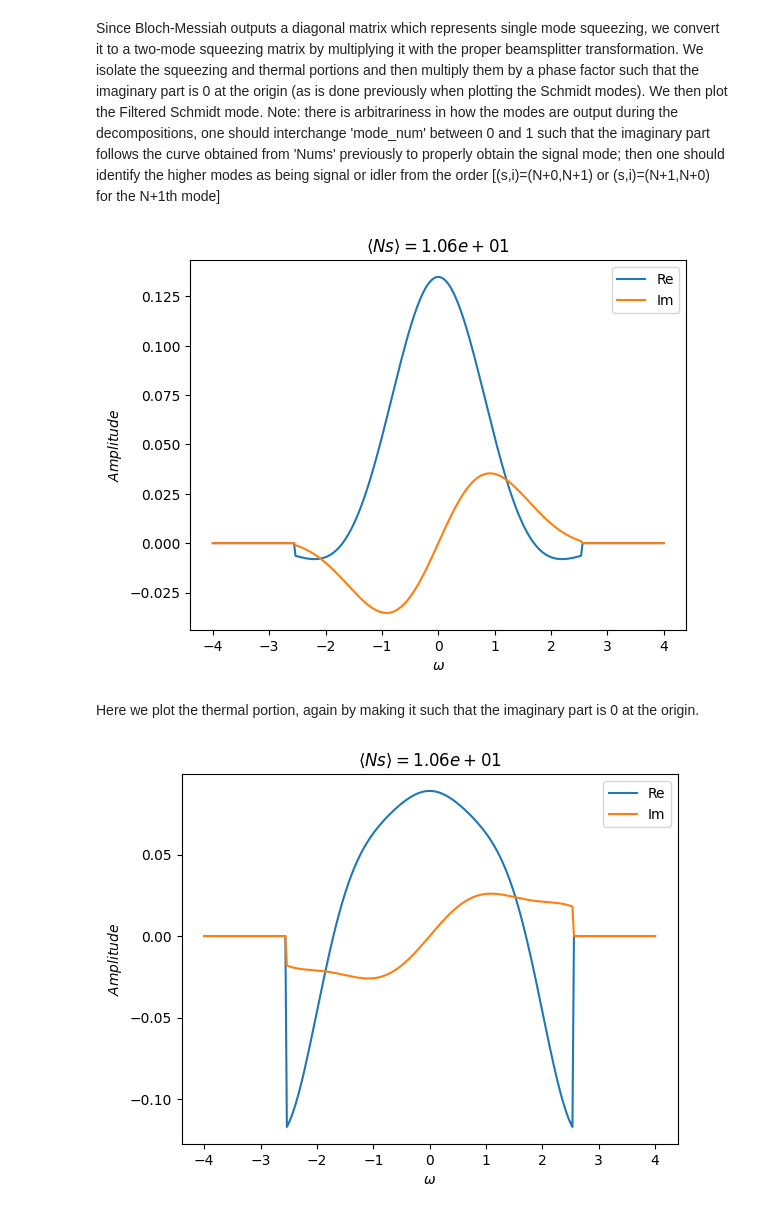
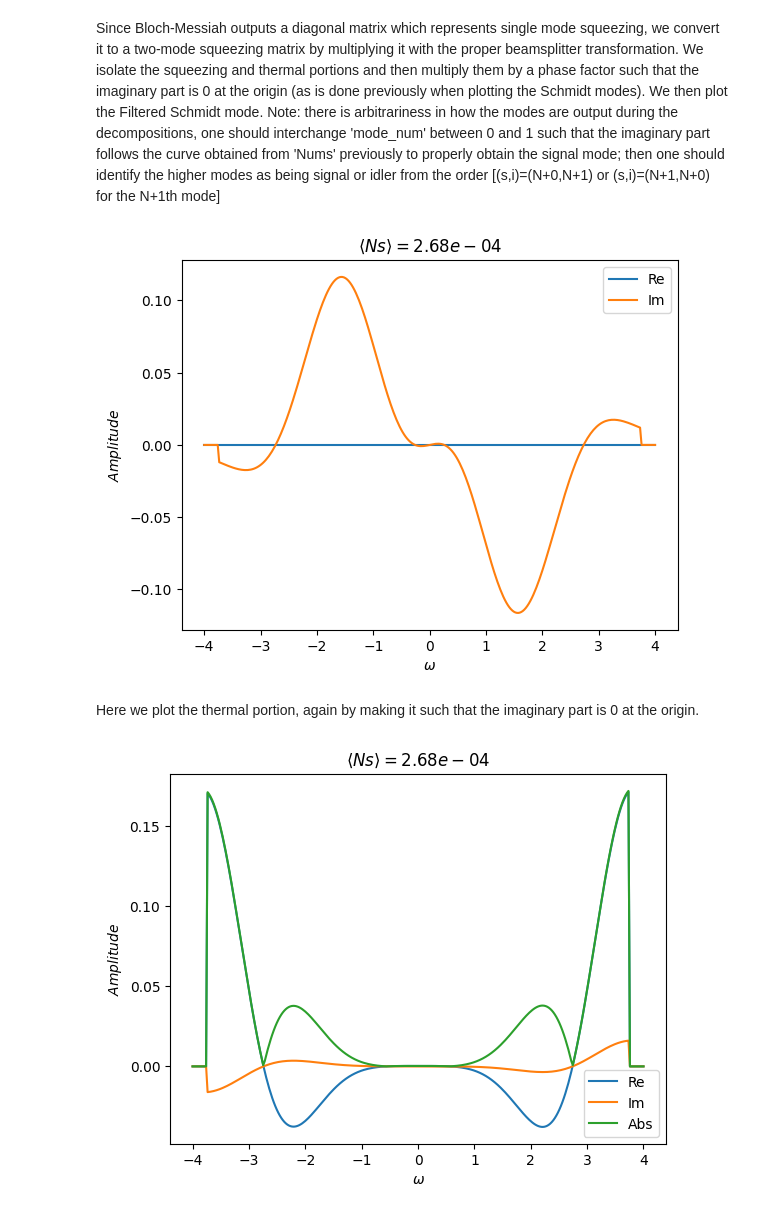
Before and after one commit to polyquantique/NeedALight, a Jupyter notebook: NeedALight/examples/example_unpoled.ipynb, the cells around one changed output. Cells and saved outputs as stored; diff of their text form; code cells hidden in the pictures.

```diff
--- a/NeedALight/examples/example_unpoled.ipynb
+++ b/NeedALight/examples/example_unpoled.ipynb
@@ -14,7 +14,7 @@ This section introduces and initializes all relevant quantities. Since we are co
 #Parameters for calculations
 
 N = 301  # Number of frequency values
-Np = 0.01717 # Number of pump photons: Vary this to modify gain values
+Np = 0.000001717 # Number of pump photons: Vary this to modify gain values
 vp = 0.1  # pump velocity
 l = 1.0  # amplification region length
 sig = 1  # pump wave packet spread
@@ -126,7 +127,7 @@ Next we consider how square-filtering affects the Schmidt modes. Since the JSA i
 # %%
 #Filtering Function
 filt=np.zeros_like(w)
-ind = 55 #Modifies Half-width of filter function. ind=(e,N), increasing value makes filter wider.
+ind = 10 #Modifies Half-width of filter function. Filter turns off at w_j=ind and turns back on at w_j=N-ind
 filt[ind:-ind]=1
 filt = np.diag(filt)
 
@@ -187,7 +188,7 @@ O = np.block([[np.real(UU), np.imag(UU)],[-np.imag(UU),np.real(UU)]])
 
 #The properly rotated matrices to obtain filtered state information from
 squeezing = uff@O
-thermal = np.real_if_close(uff@vff@O)
+thermal = np.real_if_close(uff@vff)
 
 #Isolating the real and imaginary parts of the Filtered Squeezed state
 #########
@@ -196,7 +197,7 @@ thermal = np.real_if_close(uff@vff@O)
 #########
 #########
 
-mode_num=1
+mode_num=2
 
 #The information of the real and imaginary parts are sometimes output in different sections of the vectors.
 #Here we just make sure we choose the right range.
@@ -218,7 +219,7 @@ state = real+1j*imag
 phase = -(np.angle(state))
 
 #Rotation matrix such that we are in the same frame as the unfiltered modes. I.e. rotation such that imaginary part is 0 at origin
-Rotation = np.block([[np.cos(phase[(N-1)//2])*np.eye(2*N),np.sin(phase[(N-1)//2])*np.eye(2*N)],[-np.sin(phase[(N-1)//2])*np.eye(2*N),np.cos(phase[(N-1)//2])*np.eye(2*N)]])
+Rotation = np.block([[np.cos(phase[N//2])*np.eye(2*N),np.sin(phase[N//2])*np.eye(2*N)],[-np.sin(phase[N//2])*np.eye(2*N),np.cos(phase[N//2])*np.eye(2*N)]])
 Rsqueezing = Rotation@squeezing
 
 #Isolating Real and Imaginary parts of the Rotated Filtered Squeezed state
@@ -236,27 +237,28 @@ ax1.legend()
 #plt.savefig("Sincmode2lowFilt.pdf")
 plt.show()
 # %% [output]
-[figure, old version]
+[figure, new version]
 # %% [markdown]
 Here we plot the thermal portion, again by making it such that the imaginary part is 0 at the origin.
 # %%
 #Isolating the thermal modes.
 #We take the modes at ind//2 because of the way SF Williamson outputs the modes.
-realT = np.real_if_close(thermal[R3:R4,ind//2+mode_num+1])
-imagT = np.real_if_close(thermal[R1:R2,ind//2+mode_num+1])
+realT = np.real_if_close(thermal[R3:R4,(ind)//2+mode_num])
+imagT = np.real_if_close(thermal[R1:R2,(ind)//2+mode_num])
 
 Thermal_state = (realT)+1j*(imagT)
 norm = np.real_if_close(np.sqrt(np.vdot(Thermal_state,Thermal_state)))
 Thermal_state = Thermal_state/norm
 Thermal_stateF = np.exp(-1j*np.angle(Thermal_state[N//2]))*Thermal_state
 fig, ax1 = plt.subplots()
 
 ax1.plot(w, np.real(Thermal_stateF), label='Re')
 ax1.plot(w, np.imag(Thermal_stateF), label='Im')
+ax1.plot(w, np.abs(Thermal_stateF), label='Abs')
 ax1.set_xlabel(r"$\omega$")
 ax1.set_ylabel(r"$Amplitude$")
 ax1.set_title(r"$\langle Ns \rangle= %1.2e$" %Ns)
 ax1.legend()
 plt.show()
 # %% [output]
-[figure, old version]
+[figure, new version]
```
Also changed, not shown: parts of 4 cells of this notebook, 1 other file.
